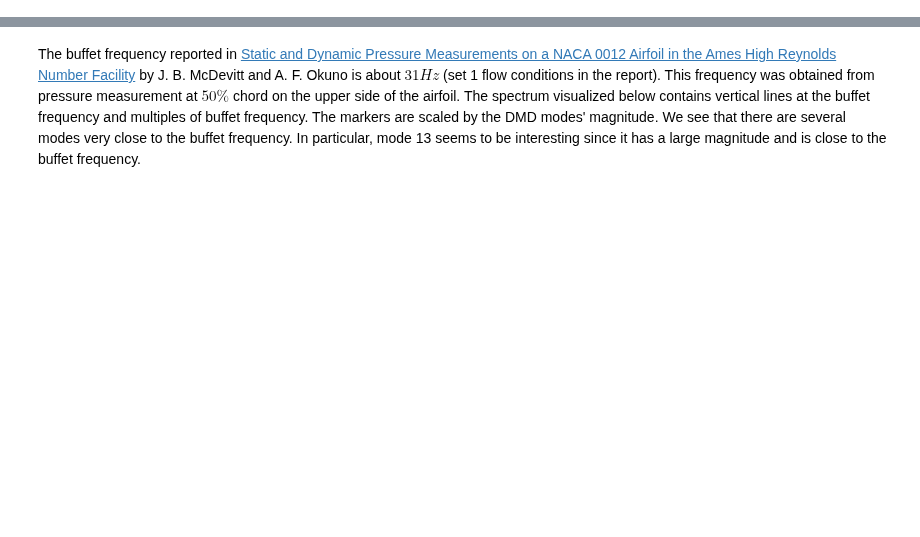
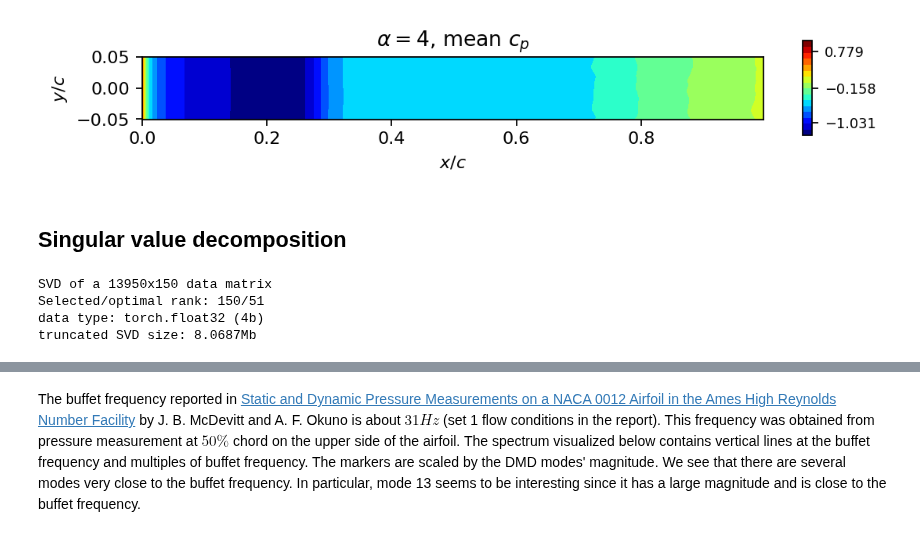
Before and after one commit to FlowModelingControl/flowtorch, a Jupyter notebook: docs/source/notebooks/dmd_naca0012_surface.ipynb, the cells around one changed output, grey strips where cells are left out. Saved outputs shown, nothing was run; the diff lists cells and outputs as text; code cells hidden in the pictures; blank space fills up the shorter version.

```diff
--- a/docs/source/notebooks/dmd_naca0012_surface.ipynb
+++ b/docs/source/notebooks/dmd_naca0012_surface.ipynb
@@ -200,0 +93,23 @@ plt.show()
+# %%
+# we compute the mean starting from the 100th snapshot
+cp_mean = pt.mean(data_matrix[:, 100:], dim=1)
+
+fig, ax = plt.subplots(1, 1, figsize=(8, 1), sharex=True)
+add_surface_plot_to_axis(ax, vertices_upper, cp_mean)
+ax.set_xlabel(r"$x/c$")
+ax.set_ylabel(r"$y/c$")
+ax.set_title(r"$\alpha = 4$, mean $c_p$")
+plt.show()
+# %% [output]
+[figure, added]
+# %% [markdown]
+## Singular value decomposition
+# %%
+data_matrix = data_matrix[:, 100:] - data_matrix[:, 100:].mean(dim=1).unsqueeze(-1)
+svd = SVD(data_matrix, rank=200)
+print(svd)
+# %% [output]
+SVD of a 13950x150 data matrix
+Selected/optimal rank: 150/51
+data type: torch.float32 (4b)
+truncated SVD size: 8.0687Mb
```
Also changed, not shown: parts of 44 cells of this notebook, 1 other file.
